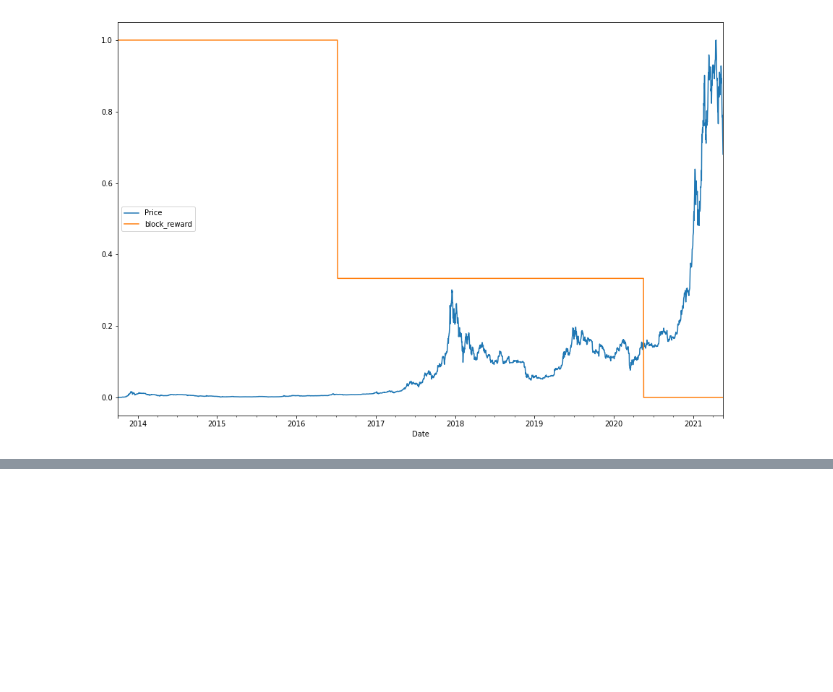
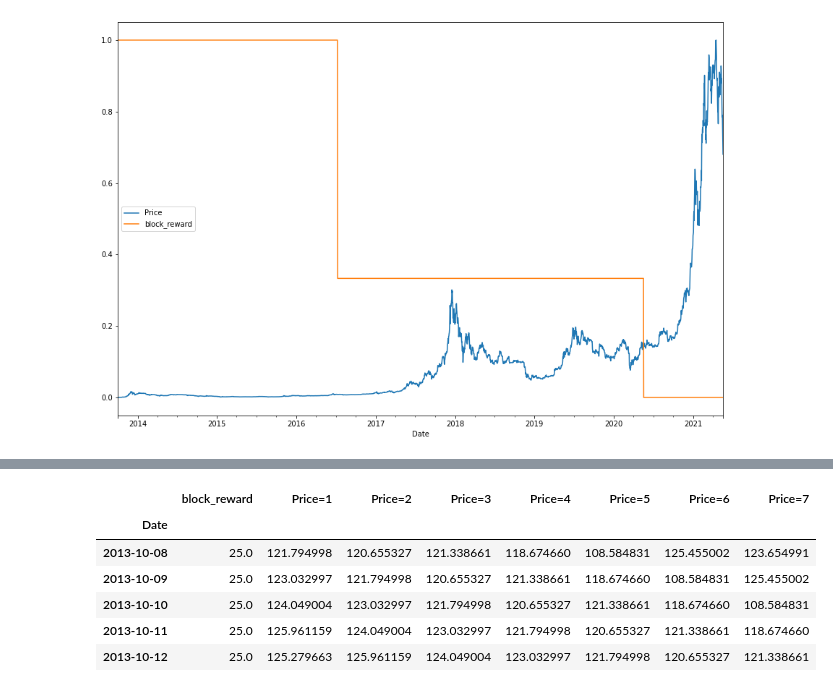
Before and after one commit to SilahicAmil/End-To-End-Time-Series-Forcasting, a Jupyter notebook: Time_Series_Forecasting_BitPredict.ipynb, the cells around one changed output, grey strips where cells are left out. Drawn from its saved outputs; the diff is of its cells as text; code cells hidden in the pictures; blank space fills up the shorter version.

```diff
--- a/Time_Series_Forecasting_BitPredict.ipynb
+++ b/Time_Series_Forecasting_BitPredict.ipynb
@@ -1349,0 +1379,14 @@ scaled_price_block_df.plot(figsize=(15,10));
+# %%
+ # Create X (windows) and y (horizon) features
+
+ X = bitcoin_prices_windowed.dropna().drop("Price", axis=1).astype(np.float32)
+ y = bitcoin_prices_windowed.dropna()["Price"].astype(np.float32)
+ X.head()
+# %% [output]
+|  | block_reward | Price=1 | Price=2 | Price=3 | Price=4 | Price=5 | Price=6 | Price=7 |
+| Date |  |  |  |  |  |  |  |  |
+| 2013-10-08 | 25.0 | 121.794998 | 120.655327 | 121.338661 | 118.674660 | 108.584831 | 125.455002 | 123.654991 |
+| 2013-10-09 | 25.0 | 123.032997 | 121.794998 | 120.655327 | 121.338661 | 118.674660 | 108.584831 | 125.455002 |
+| 2013-10-10 | 25.0 | 124.049004 | 123.032997 | 121.794998 | 120.655327 | 121.338661 | 118.674660 | 108.584831 |
+| 2013-10-11 | 25.0 | 125.961159 | 124.049004 | 123.032997 | 121.794998 | 120.655327 | 121.338661 | 118.674660 |
+| 2013-10-12 | 25.0 | 125.279663 | 125.961159 | 124.049004 | 123.032997 | 121.794998 | 120.655327 | 121.338661 |
```
Also changed, not shown: parts of 5 cells of this notebook.
